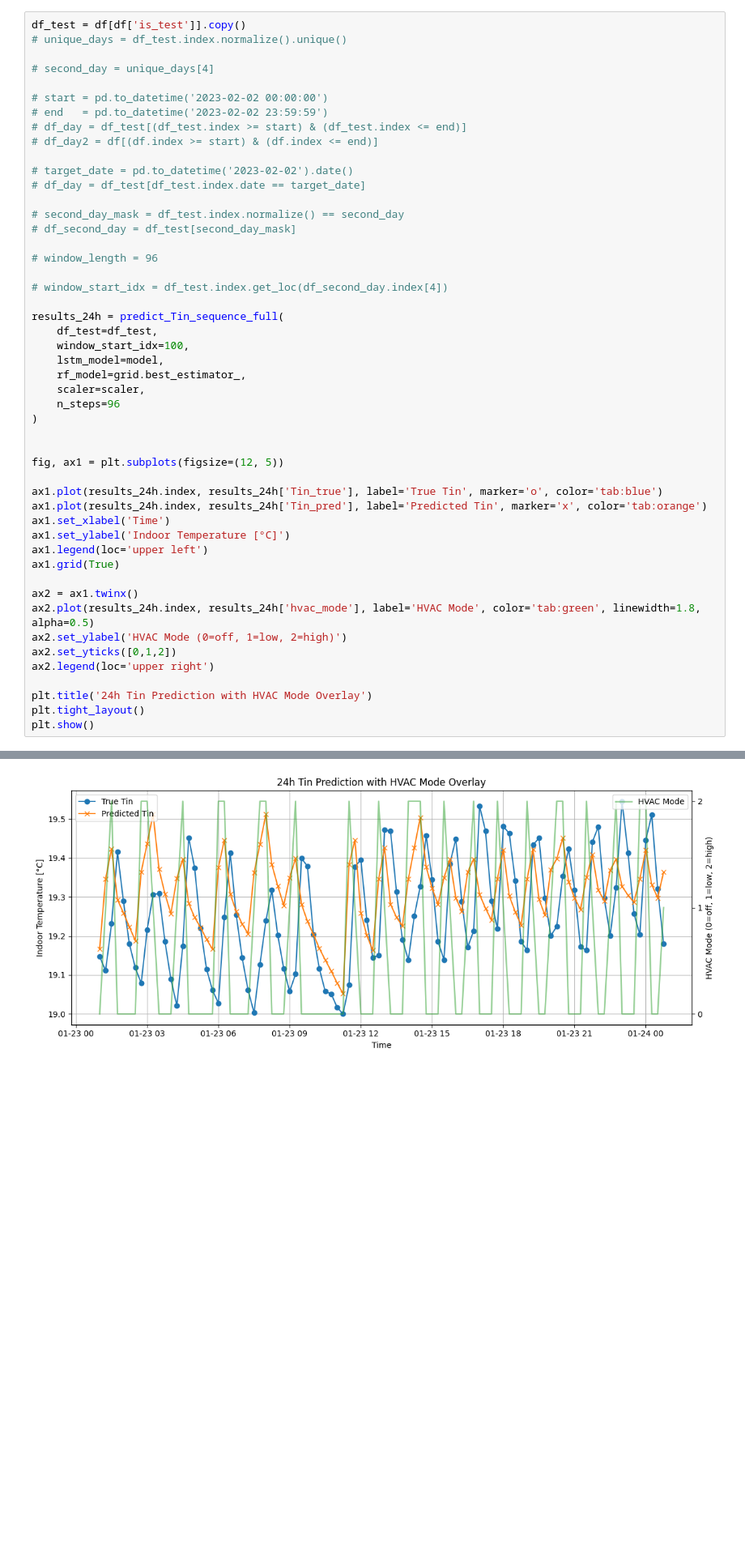
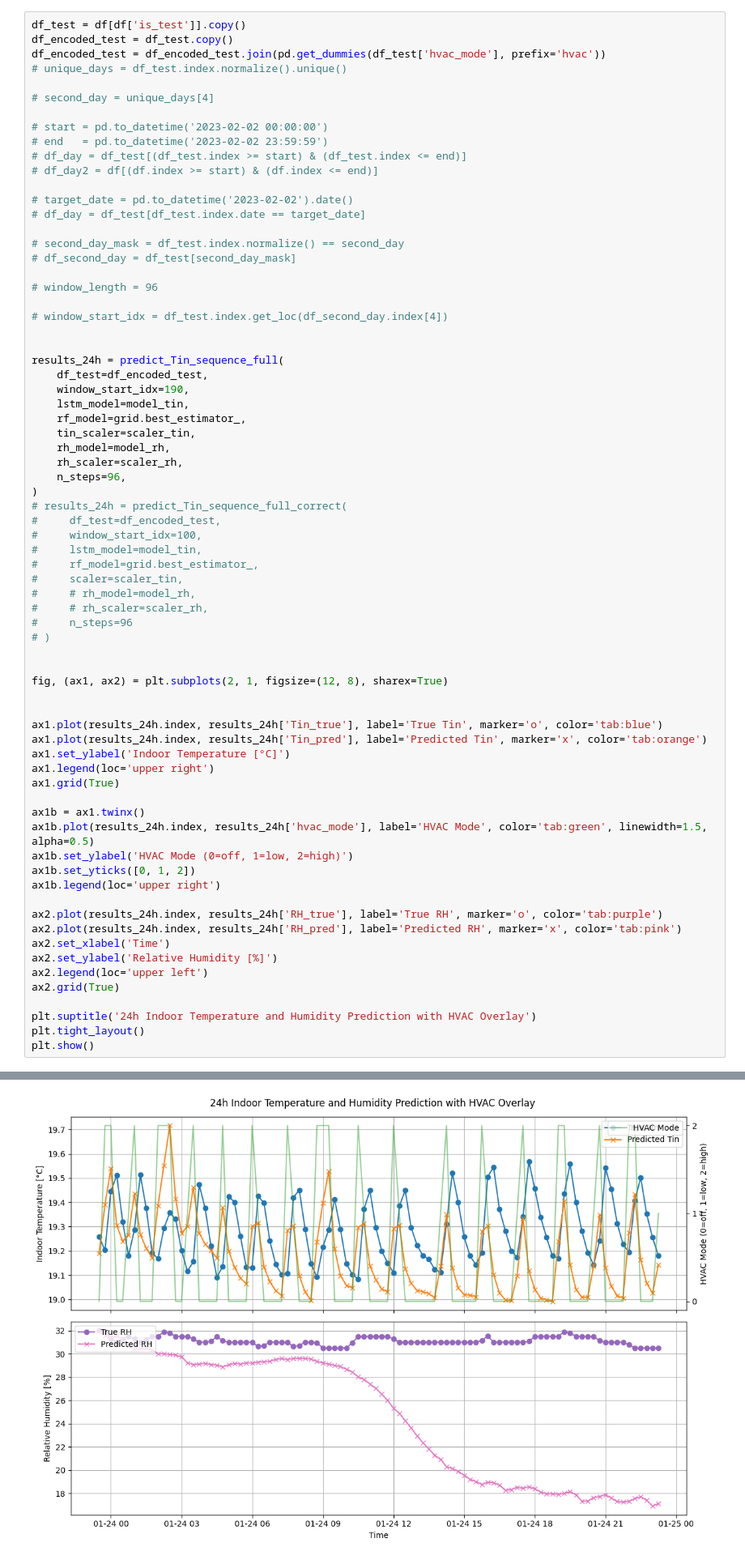
Before and after one commit to Kperis/Thesis_NILM, a Jupyter notebook: HVAC_predict.ipynb, the cells around one changed output, grey strips where cells are left out. Shown at 81% size. Drawn from its saved outputs; the diff is of its cells as text; blank space fills up the shorter version.

Commit message:
rh bad predictions and ga for max comfort implemented

```diff
--- a/HVAC_predict.ipynb
+++ b/HVAC_predict.ipynb
@@ -560,6 +863,8 @@ def predict_Tin_sequence_full(
     return pd.DataFrame(results).set_index('timestamp')
 # %%
 df_test = df[df['is_test']].copy()
+df_encoded_test = df_test.copy()
+df_encoded_test = df_encoded_test.join(pd.get_dummies(df_test['hvac_mode'], prefix='hvac'))
 # unique_days = df_test.index.normalize().unique()
 
 # second_day = unique_days[4]
@@ -579,32 +884,52 @@ df_test = df[df['is_test']].copy()
 
 # window_start_idx = df_test.index.get_loc(df_second_day.index[4])
 
+
 results_24h = predict_Tin_sequence_full(
-    df_test=df_test,
-    window_start_idx=100,
-    lstm_model=model,
+    df_test=df_encoded_test,
+    window_start_idx=190,
+    lstm_model=model_tin,
     rf_model=grid.best_estimator_,
-    scaler=scaler,
-    n_steps=96
+    tin_scaler=scaler_tin,
+    rh_model=model_rh,
+    rh_scaler=scaler_rh,
+    n_steps=96,
 )
+# results_24h = predict_Tin_sequence_full_correct(
+#     df_test=df_encoded_test,
+#     window_start_idx=100,
+#     lstm_model=model_tin,
+#     rf_model=grid.best_estimator_,
+#     scaler=scaler_tin,
+#     # rh_model=model_rh,
+#     # rh_scaler=scaler_rh,
+#     n_steps=96
+# )
 
 
-fig, ax1 = plt.subplots(figsize=(12, 5))
+fig, (ax1, ax2) = plt.subplots(2, 1, figsize=(12, 8), sharex=True)
+
 
 ax1.plot(results_24h.index, results_24h['Tin_true'], label='True Tin', marker='o', color='tab:blue')
 ax1.plot(results_24h.index, results_24h['Tin_pred'], label='Predicted Tin', marker='x', color='tab:orange')
-ax1.set_xlabel('Time')
 ax1.set_ylabel('Indoor Temperature [°C]')
-ax1.legend(loc='upper left')
+ax1.legend(loc='upper right')
 ax1.grid(True)
 
-ax2 = ax1.twinx()
-ax2.plot(results_24h.index, results_24h['hvac_mode'], label='HVAC Mode', color='tab:green', linewidth=1.8, alpha=0.5)
-ax2.set_ylabel('HVAC Mode (0=off, 1=low, 2=high)')
-ax2.set_yticks([0,1,2])
-ax2.legend(loc='upper right')
+ax1b = ax1.twinx()
+ax1b.plot(results_24h.index, results_24h['hvac_mode'], label='HVAC Mode', color='tab:green', linewidth=1.5, alpha=0.5)
+ax1b.set_ylabel('HVAC Mode (0=off, 1=low, 2=high)')
+ax1b.set_yticks([0, 1, 2])
+ax1b.legend(loc='upper right')
 
-plt.title('24h Tin Prediction with HVAC Mode Overlay')
+ax2.plot(results_24h.index, results_24h['RH_true'], label='True RH', marker='o', color='tab:purple')
+ax2.plot(results_24h.index, results_24h['RH_pred'], label='Predicted RH', marker='x', color='tab:pink')
+ax2.set_xlabel('Time')
+ax2.set_ylabel('Relative Humidity [%]')
+ax2.legend(loc='upper left')
+ax2.grid(True)
+
+plt.suptitle('24h Indoor Temperature and Humidity Prediction with HVAC Overlay')
 plt.tight_layout()
 plt.show()
 # %% [output]
@@ -662 +953 @@ HVAC mode: 0
-[figure, old version]
+[figure, new version]
```
Also changed, not shown: parts of 8 cells of this notebook, 7 other files.
